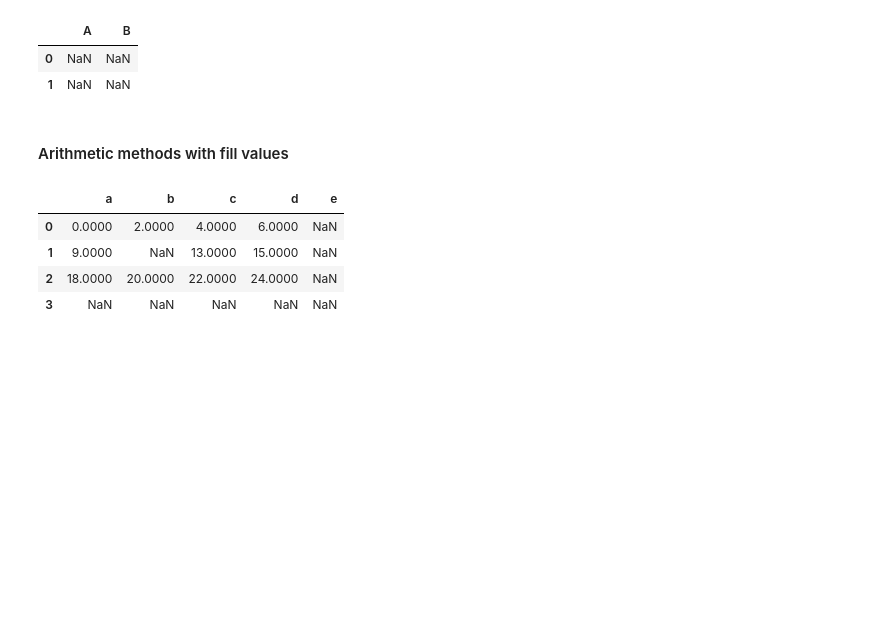
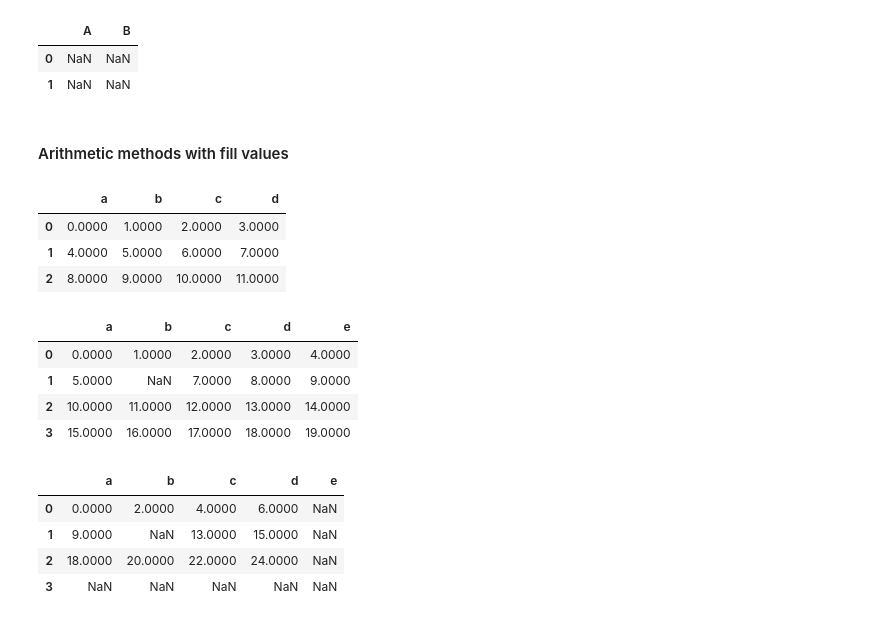
Before and after one commit to webclinic017/fina-4380-2022-fall-1, a Jupyter notebook: Notebooks/_build/jupyter_execute/McKinney/mckinney-05.ipynb, the cells around one changed output. Drawn from its saved outputs; the diff is of its cells as text; code cells hidden in the pictures; blank space fills up the shorter version.

```diff
--- a/Notebooks/_build/jupyter_execute/McKinney/mckinney-05.ipynb
+++ b/Notebooks/_build/jupyter_execute/McKinney/mckinney-05.ipynb
@@ -719,6 +809,21 @@ df1 - df2
 df1 = pd.DataFrame(np.arange(12.).reshape((3, 4)), columns=list('abcd'))
 df2 = pd.DataFrame(np.arange(20.).reshape((4, 5)), columns=list('abcde'))
 df2.loc[1, 'b'] = np.nan
+# %%
+df1
+# %% [output]
+|  | a | b | c | d |
+| 0 | 0.0000 | 1.0000 | 2.0000 | 3.0000 |
+| 1 | 4.0000 | 5.0000 | 6.0000 | 7.0000 |
+| 2 | 8.0000 | 9.0000 | 10.0000 | 11.0000 |
+# %%
+df2
+# %% [output]
+|  | a | b | c | d | e |
+| 0 | 0.0000 | 1.0000 | 2.0000 | 3.0000 | 4.0000 |
+| 1 | 5.0000 | NaN | 7.0000 | 8.0000 | 9.0000 |
+| 2 | 10.0000 | 11.0000 | 12.0000 | 13.0000 | 14.0000 |
+| 3 | 15.0000 | 16.0000 | 17.0000 | 18.0000 | 19.0000 |
 # %%
 df1 + df2
 # %% [output]
```
Also changed, not shown: parts of 42 cells of this notebook, 8 other files.
